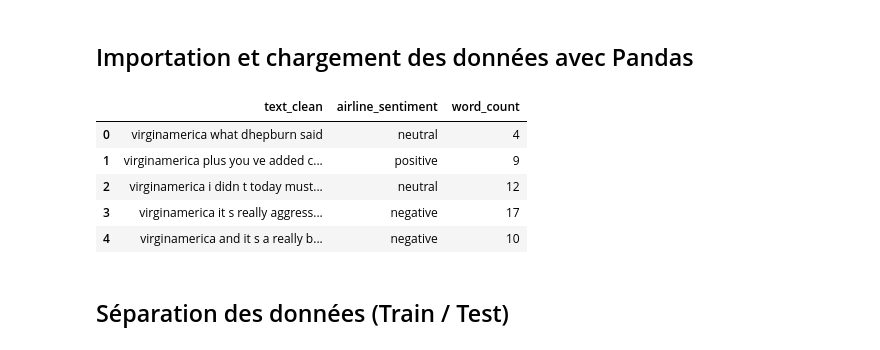
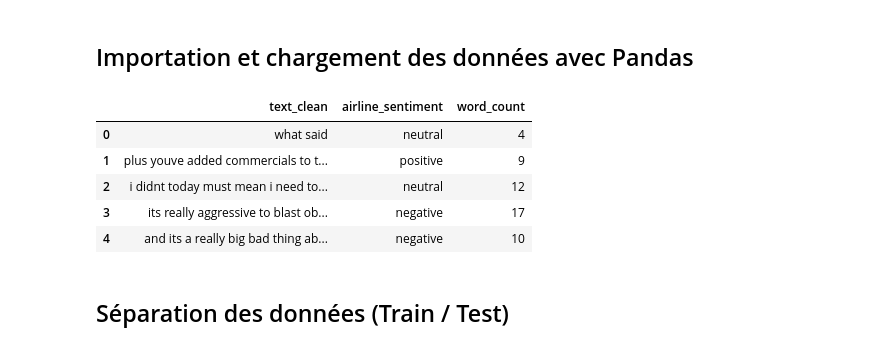
Before and after one commit to bouchta65/AeroStream-Analytics, a Jupyter notebook: ml/batch/embeddings.ipynb, the cells around one changed output. Cells and saved outputs as stored; diff of their text form; code cells hidden in the pictures.

```diff
--- a/ml/batch/embeddings.ipynb
+++ b/ml/batch/embeddings.ipynb
@@ -2,16 +2,16 @@
 ## Importation et chargement des données avec Pandas
 # %%
 import pandas as pd
-df = pd.read_csv(r'../data/clean_data.csv')
+df = pd.read_csv(r'data/clean_data.csv')
 
 df.head()
 # %% [output]
 |  | text_clean | airline_sentiment | word_count |
-| 0 | virginamerica what dhepburn said | neutral | 4 |
-| 1 | virginamerica plus you ve added c... | positive | 9 |
-| 2 | virginamerica i didn t today must... | neutral | 12 |
-| 3 | virginamerica it s really aggress... | negative | 17 |
-| 4 | virginamerica and it s a really b... | negative | 10 |
+| 0 | what said | neutral | 4 |
+| 1 | plus youve added commercials to t... | positive | 9 |
+| 2 | i didnt today must mean i need to... | neutral | 12 |
+| 3 | its really aggressive to blast ob... | negative | 17 |
+| 4 | and its a really big bad thing ab... | negative | 10 |
 # %% [markdown]
 ## Séparation des données (Train / Test)
 # %%
```
Also changed, not shown: parts of 8 cells of this notebook, 1 other file.
